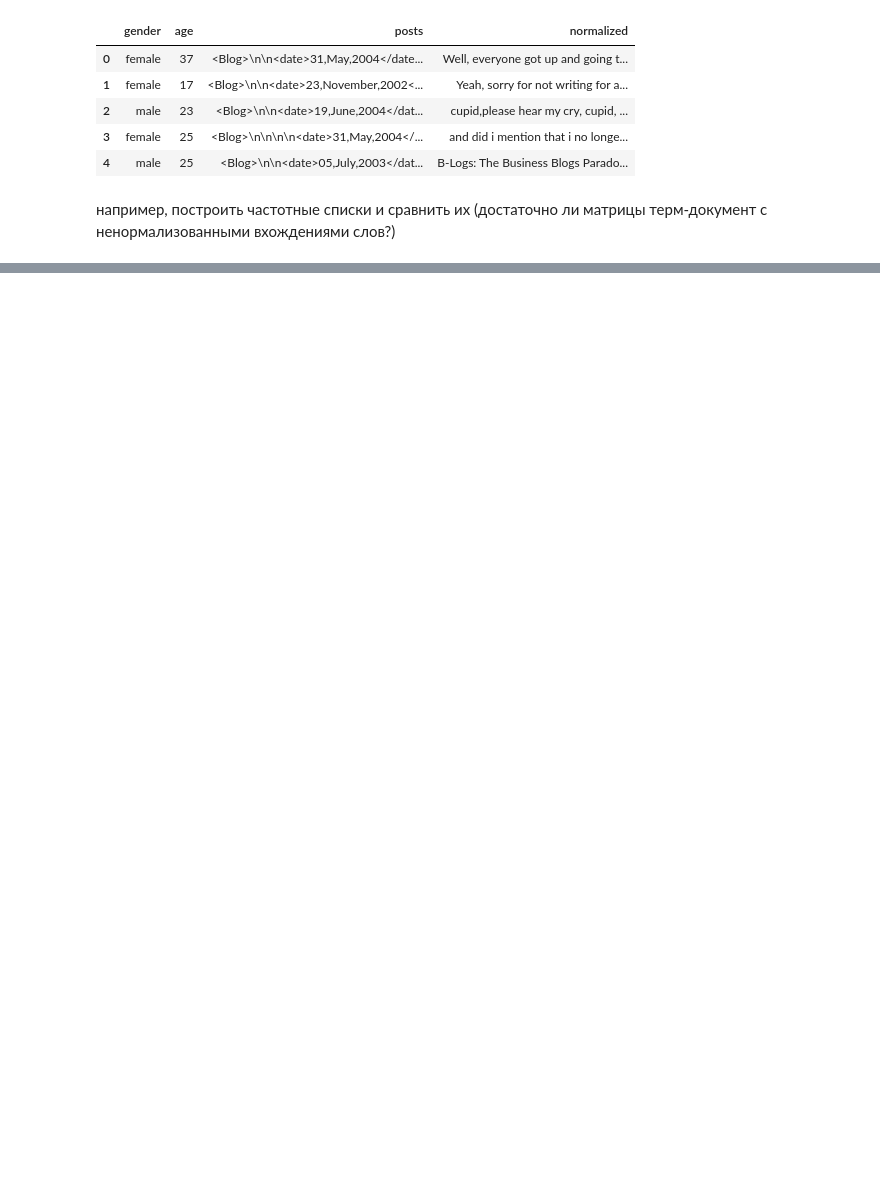
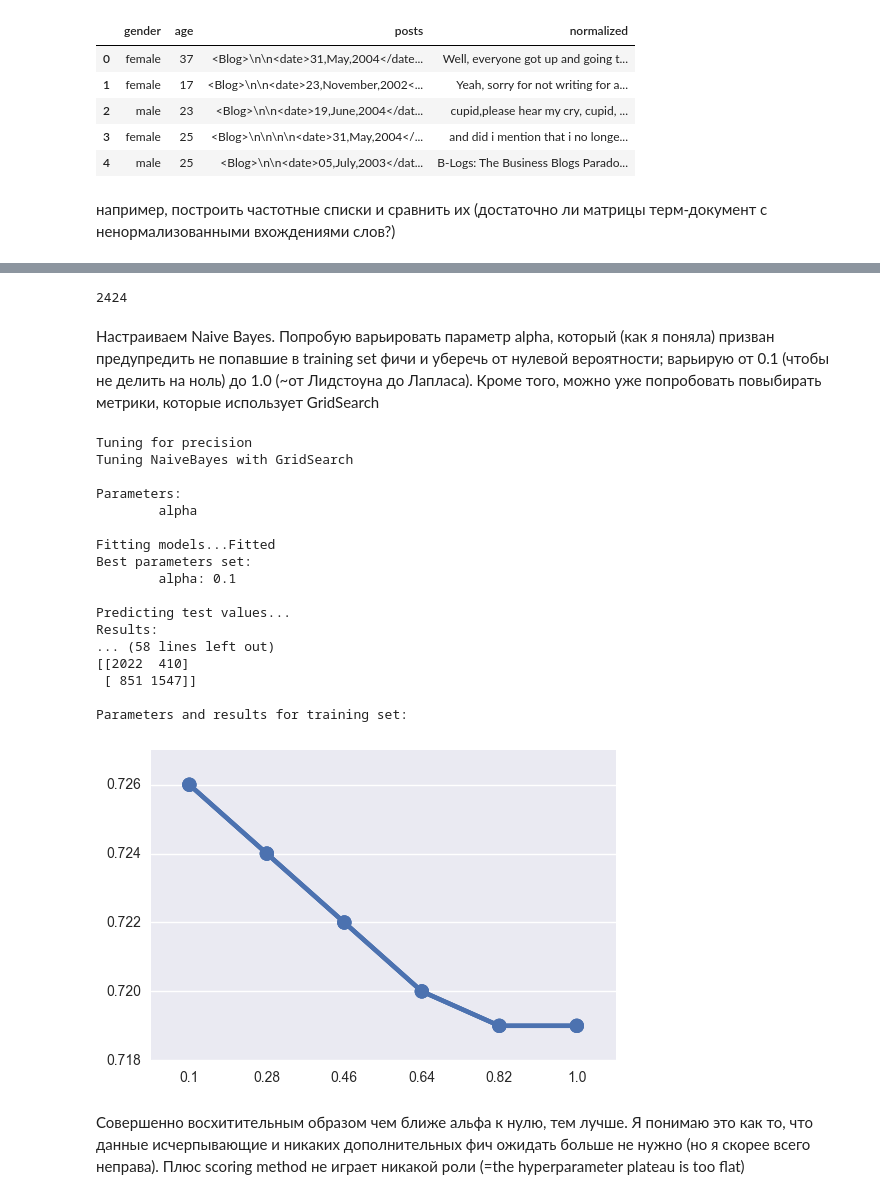
Before and after one commit to BasilisAndr/ml, a Jupyter notebook: logreghw.ipynb, the cells around one changed output, grey strips where cells are left out. Cells and saved outputs as stored; diff of their text form; code cells hidden in the pictures; blank space fills up the shorter version.

```diff
--- a/logreghw.ipynb
+++ b/logreghw.ipynb
@@ -161,0 +293,40 @@ Confusion matrix:
+# %%
+# мы знаем, что confusion_matrix упорядочивает классы по алфавиту, строки - how it really is,
+# столбцы - как разметила модель, но вот на всякий случай доказательство
+sum([1 for i in y_test if i=='female'])
+# %% [output]
+2424
+# %% [markdown]
+Настраиваем Naive Bayes. Попробую варьировать параметр alpha, который (как я поняла) призван предупредить не попавшие в training set фичи и уберечь от нулевой вероятности; варьирую от 0.1 (чтобы не делить на ноль) до 1.0 (~от Лидстоуна до Лапласа). Кроме того, можно уже попробовать повыбирать метрики, которые использует GridSearch
+# %%
+parameters = {'alpha': np.linspace(0.1, 1.0, 6)}
+scorings = ['precision', 'recall', 'accuracy']
+bayes = MultinomialNB()
+
+bayes_scorings = []
+for scoring in scorings:
+    print('Tuning for {}'.format(scoring))
+    gs = how_to_train_your_model(bayes, 'NaiveBayes', parameters, scoring=scoring)
+    bayes_scorings.append(gs)
+    print()
+# %% [output]
+Tuning for precision
+Tuning NaiveBayes with GridSearch
+
+Parameters:
+        alpha
+
+Fitting models...Fitted
+Best parameters set:
+        alpha: 0.1
+
+Predicting test values...
+Results:
+... (58 lines left out)
+[[2022  410]
+ [ 851 1547]]
+
+Parameters and results for training set:
+[figure, added]
+# %% [markdown]
+Совершенно восхитительным образом чем ближе альфа к нулю, тем лучше. Я понимаю это как то, что данные исчерпывающие и никаких дополнительных фич ожидать больше не нужно (но я скорее всего неправа). Плюс scoring method не играет никакой роли (=the hyperparameter plateau is too flat)
```
Also changed, not shown: parts of 32 cells of this notebook.
